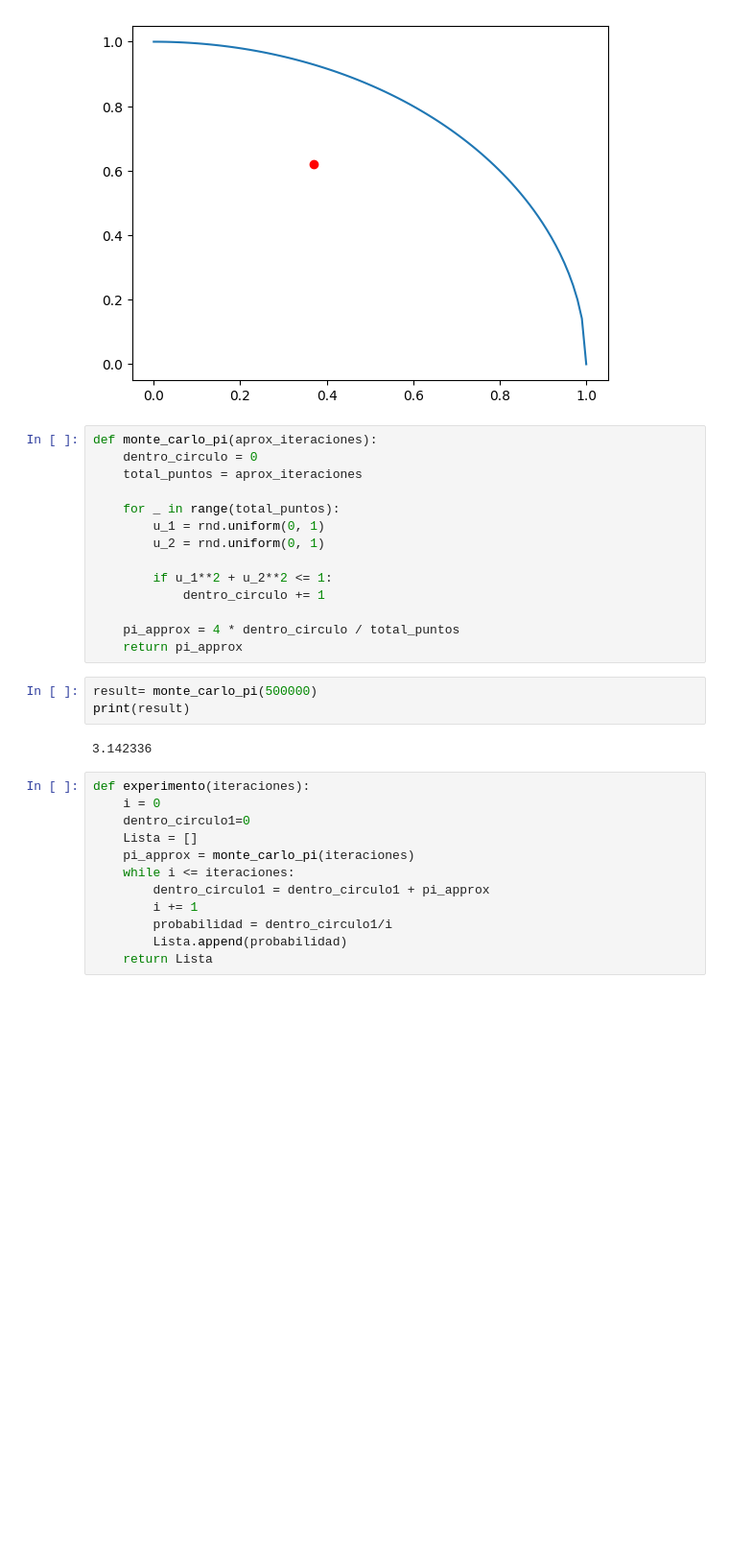
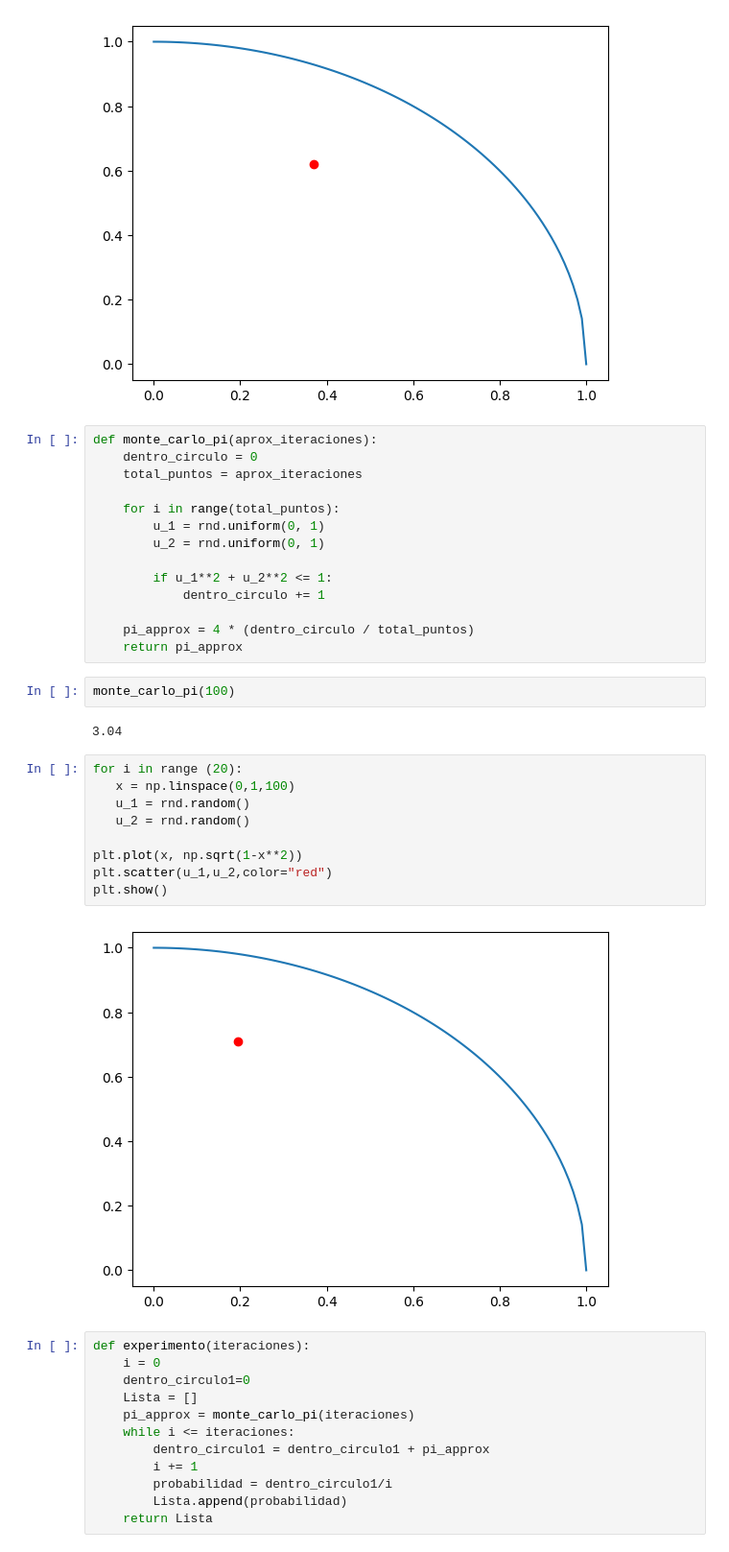
Before and after one commit to MartaPCastillo/Simulaci-n-I-, a Jupyter notebook: Aproximación_del_número_Pi.ipynb, the cells around one changed output. Shown at 96% size. Saved outputs shown, nothing was run; the diff lists cells and outputs as text; blank space fills up the shorter version.

```diff
--- a/Aproximación_del_número_Pi.ipynb
+++ b/Aproximación_del_número_Pi.ipynb
@@ -63,20 +63,30 @@ def monte_carlo_pi(aprox_iteraciones):
     dentro_circulo = 0
     total_puntos = aprox_iteraciones
 
-    for _ in range(total_puntos):
+    for i in range(total_puntos):
         u_1 = rnd.uniform(0, 1)
         u_2 = rnd.uniform(0, 1)
 
         if u_1**2 + u_2**2 <= 1:
             dentro_circulo += 1
 
-    pi_approx = 4 * dentro_circulo / total_puntos
+    pi_approx = 4 * (dentro_circulo / total_puntos)
     return pi_approx
-# %%
-result= monte_carlo_pi(500000)
-print(result)
-# %% [output]
-3.142336
+# %%
+monte_carlo_pi(100)
+# %% [output]
+3.04
+# %%
+for i in range (20):
+   x = np.linspace(0,1,100)
+   u_1 = rnd.random()
+   u_2 = rnd.random()
+
+plt.plot(x, np.sqrt(1-x**2))
+plt.scatter(u_1,u_2,color="red")
+plt.show()
+# %% [output]
+[figure, added]
 # %%
 def experimento(iteraciones):
     i = 0
```
